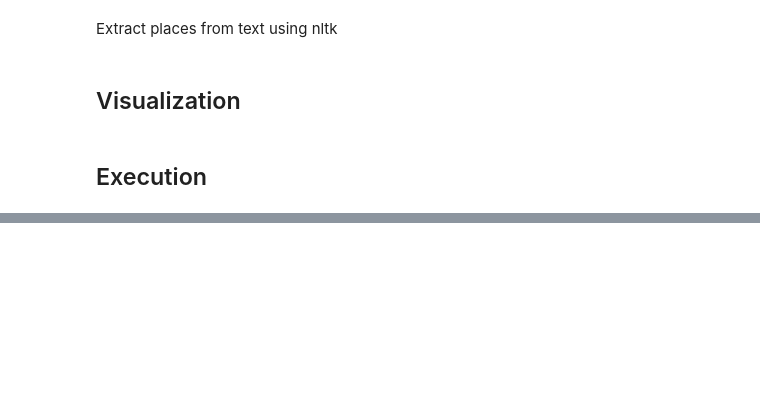
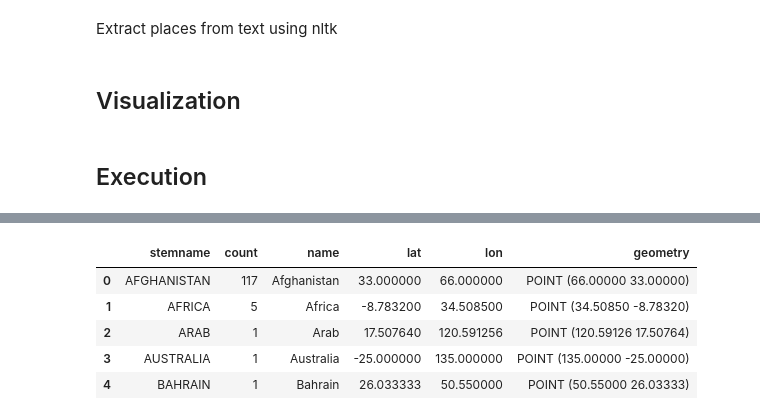
Before and after one commit to nicolasbeglinger/GEO871_nicibe, a Jupyter notebook: main.ipynb, the cells around one changed output, grey strips where cells are left out. Saved outputs shown, nothing was run; the diff lists cells and outputs as text; code cells hidden in the pictures; blank space fills up the shorter version.

```diff
--- a/main.ipynb
+++ b/main.ipynb
@@ -411,5 +425,0 @@ dic = get_gazetteer()
-# %%
-text = get_textfile(
-    url="https://en.wikipedia.org/wiki/European_Union")
-# text = get_textfile("data/texts/tagesanzeiger_spendensammler.txt")
-# text = get_textfile("data/texts/aid_wiki.txt")
@@ -444,0 +485,27 @@ mcp.gen_color(cmap="winter",n=places["count"].max())
+# %%
+for i, article in enumerate(os.listdir("data/texts/tagesanzeiger")):
+    print(i, article)
+    text = get_textfile(textfile=f'data/texts/tagesanzeiger/{article}')
+    if i == 0:
+        places_tagi, places_dic_tagi = extract_placenames(text_str=text, gazetteer_dic=dic)
+        continue
+
+    new_places, new_places_dic = extract_placenames(text_str=text, gazetteer_dic=dic)
+
+    places_tagi = pd.concat([places_tagi, new_places])
+
+    for new_place, new_attr in new_places_dic.items():
+        if new_place in places_dic_tagi:
+            places_dic_tagi[new_place]["count"] += new_places_dic[new_place]["count"]
+        else:
+            places_dic_tagi[new_place] = new_places_dic[new_place]
+
+
+places_tagi = places_tagi.groupby(by="stemname").agg(
+    count=pd.NamedAgg(column='count', aggfunc=sum),
+    name=pd.NamedAgg(column='name', aggfunc='first'),
+    lat=pd.NamedAgg(column='lat', aggfunc='first'),
+    lon=pd.NamedAgg(column='lon', aggfunc='first'),
+    geometry=pd.NamedAgg(column='geometry', aggfunc='first')
+
+).reset_index()
@@ -444,0 +539,9 @@ mcp.gen_color(cmap="winter",n=places["count"].max())
+# %%
+places_tagi.head()
+# %% [output]
+|  | stemname | count | name | lat | lon | geometry |
+| 0 | AFGHANISTAN | 117 | Afghanistan | 33.000000 | 66.000000 | POINT (66.00000 33.00000) |
+| 1 | AFRICA | 5 | Africa | -8.783200 | 34.508500 | POINT (34.50850 -8.78320) |
+| 2 | ARAB | 1 | Arab | 17.507640 | 120.591256 | POINT (120.59126 17.50764) |
+| 3 | AUSTRALIA | 1 | Australia | -25.000000 | 135.000000 | POINT (135.00000 -25.00000) |
+| 4 | BAHRAIN | 1 | Bahrain | 26.033333 | 50.550000 | POINT (50.55000 26.03333) |
```
Also changed, not shown: parts of 13 cells of this notebook, 3 other files.
